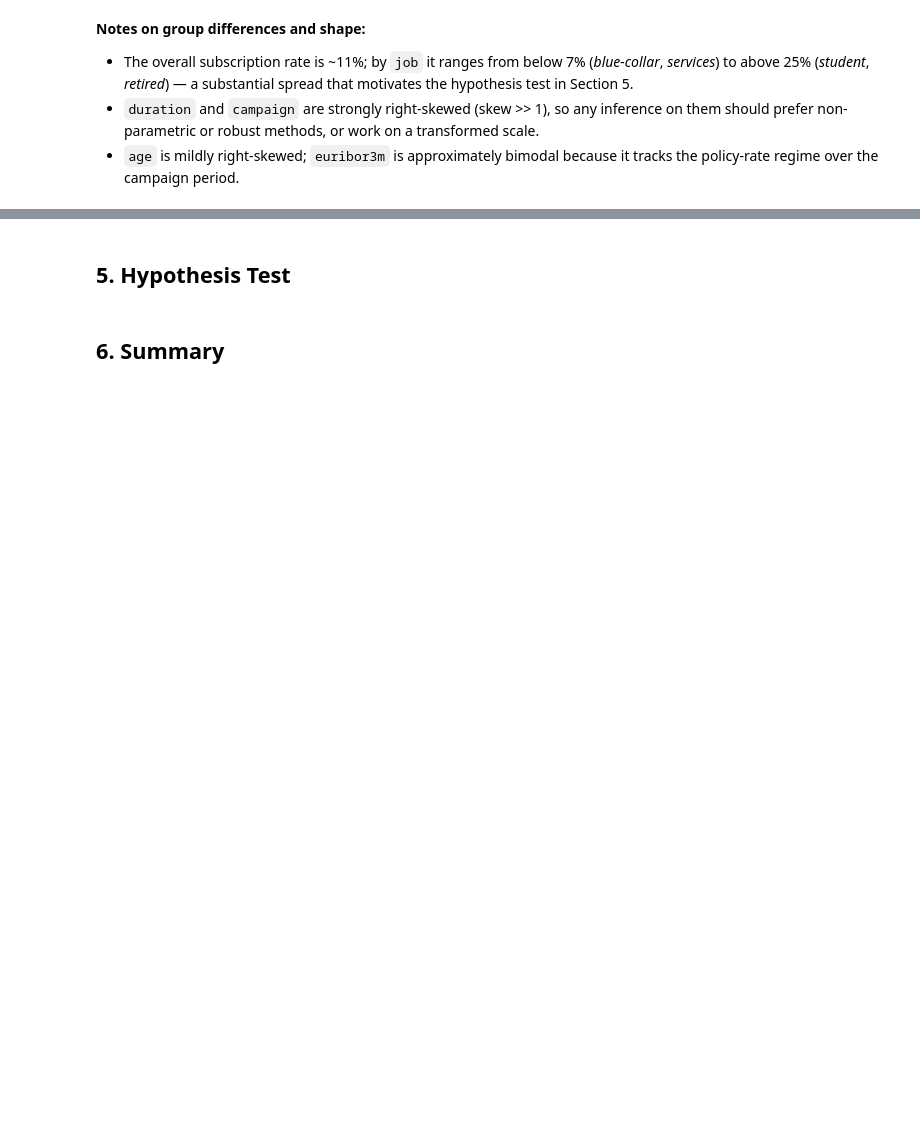
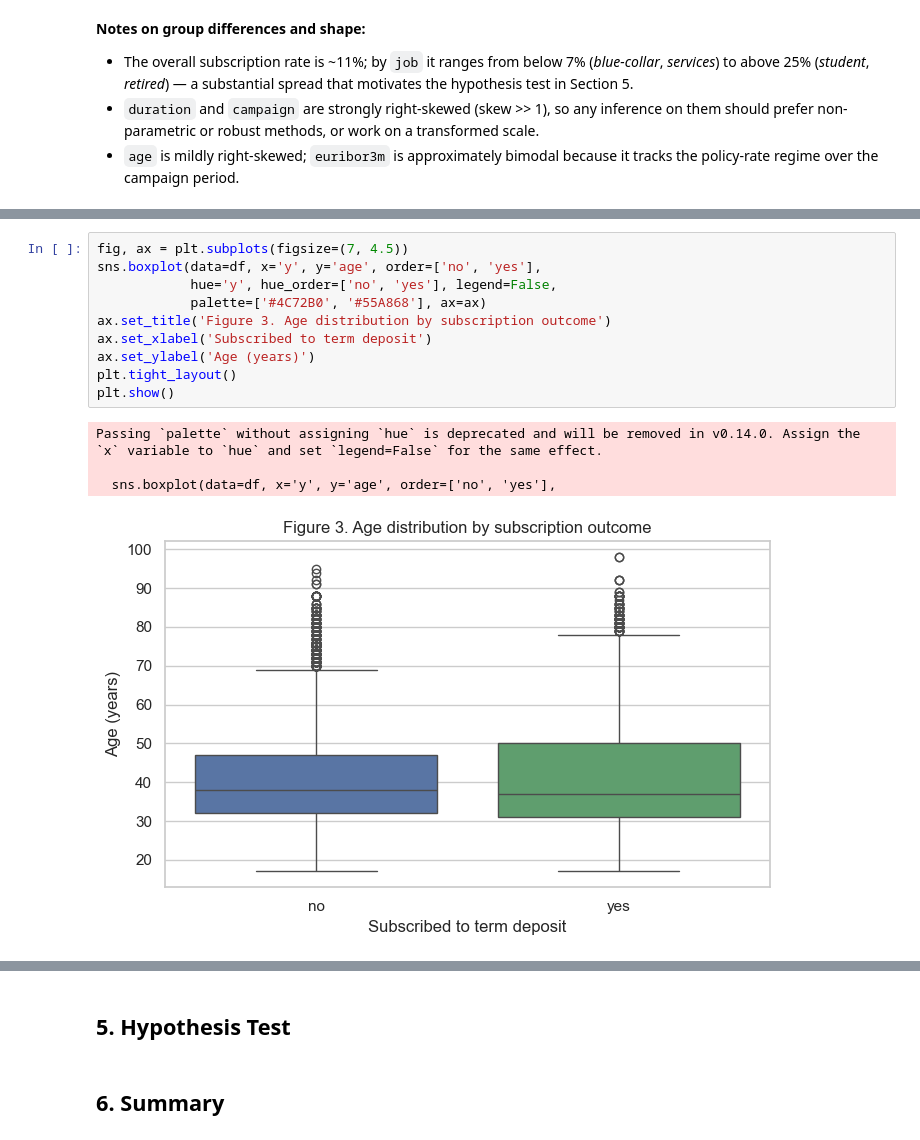
Before and after one commit to udacity-project-sidhu/Statistical-Analysis, a Jupyter notebook: analysis.ipynb, the cells around one changed output, grey strips where cells are left out. Drawn from its saved outputs; the diff is of its cells as text; blank space fills up the shorter version.

```diff
--- a/analysis.ipynb
+++ b/analysis.ipynb
@@ -158,0 +239,15 @@ print(df[key_numeric].skew().round(2))
+# %%
+fig, ax = plt.subplots(figsize=(7, 4.5))
+sns.boxplot(data=df, x='y', y='age', order=['no', 'yes'],
+            hue='y', hue_order=['no', 'yes'], legend=False,
+            palette=['#4C72B0', '#55A868'], ax=ax)
+ax.set_title('Figure 3. Age distribution by subscription outcome')
+ax.set_xlabel('Subscribed to term deposit')
+ax.set_ylabel('Age (years)')
+plt.tight_layout()
+plt.show()
+# %% [output]
+Passing `palette` without assigning `hue` is deprecated and will be removed in v0.14.0. Assign the `x` variable to `hue` and set `legend=False` for the same effect.
+
+  sns.boxplot(data=df, x='y', y='age', order=['no', 'yes'],
+[figure, added]
```
Also changed, not shown: parts of 8 cells of this notebook.
